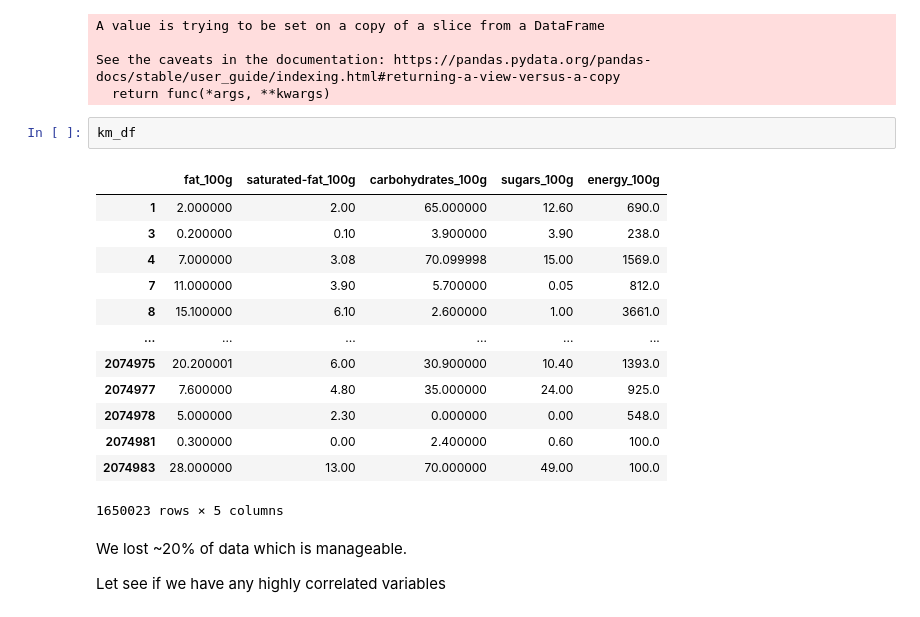
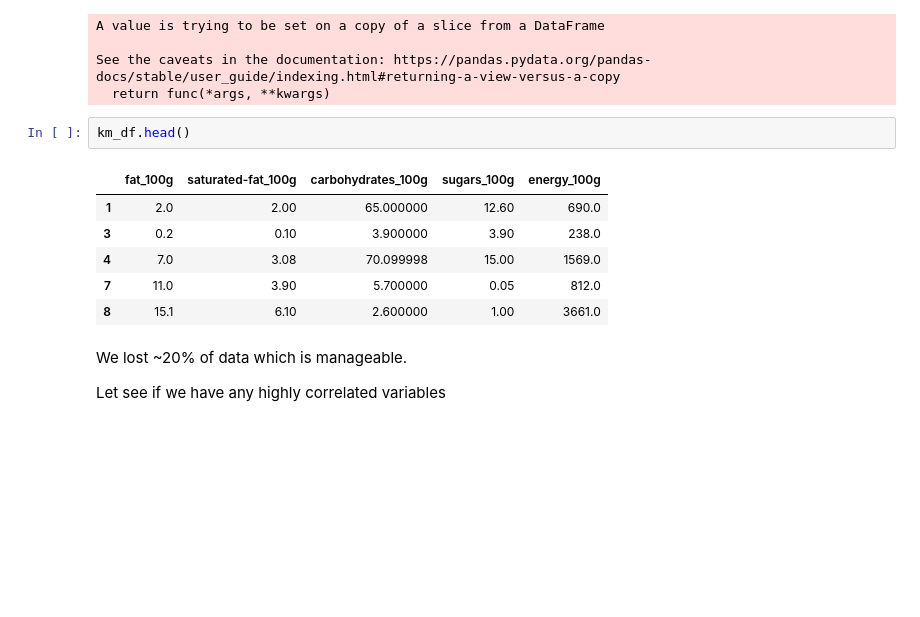
Before and after one commit to raman-bhatia/cis_5450_final_project, a Jupyter notebook: CIS5450_Project_draft_shared.ipynb, the cells around one changed output. Cells and saved outputs as stored; diff of their text form; blank space fills up the shorter version.

```diff
--- a/CIS5450_Project_draft_shared.ipynb
+++ b/CIS5450_Project_draft_shared.ipynb
@@ -901,21 +903,14 @@ A value is trying to be set on a copy of a slice from a DataFrame
 See the caveats in the documentation: https://pandas.pydata.org/pandas-docs/stable/user_guide/indexing.html#returning-a-view-versus-a-copy
   return func(*args, **kwargs)
 # %%
-km_df
+km_df.head()
 # %% [output]
 |  | fat_100g | saturated-fat_100g | carbohydrates_100g | sugars_100g | energy_100g |
-| 1 | 2.000000 | 2.00 | 65.000000 | 12.60 | 690.0 |
-| 3 | 0.200000 | 0.10 | 3.900000 | 3.90 | 238.0 |
-| 4 | 7.000000 | 3.08 | 70.099998 | 15.00 | 1569.0 |
-| 7 | 11.000000 | 3.90 | 5.700000 | 0.05 | 812.0 |
-| 8 | 15.100000 | 6.10 | 2.600000 | 1.00 | 3661.0 |
-| ... | ... | ... | ... | ... | ... |
-| 2074975 | 20.200001 | 6.00 | 30.900000 | 10.40 | 1393.0 |
-| 2074977 | 7.600000 | 4.80 | 35.000000 | 24.00 | 925.0 |
-| 2074978 | 5.000000 | 2.30 | 0.000000 | 0.00 | 548.0 |
-| 2074981 | 0.300000 | 0.00 | 2.400000 | 0.60 | 100.0 |
-| 2074983 | 28.000000 | 13.00 | 70.000000 | 49.00 | 100.0 |
+| 1 | 2.0 | 2.00 | 65.000000 | 12.60 | 690.0 |
+| 3 | 0.2 | 0.10 | 3.900000 | 3.90 | 238.0 |
+| 4 | 7.0 | 3.08 | 70.099998 | 15.00 | 1569.0 |
+| 7 | 11.0 | 3.90 | 5.700000 | 0.05 | 812.0 |
+| 8 | 15.1 | 6.10 | 2.600000 | 1.00 | 3661.0 |
-1650023 rows × 5 columns
 # %% [markdown]
 We lost ~20% of data which is manageable.
 
```
Also changed, not shown: parts of 16 cells of this notebook.
